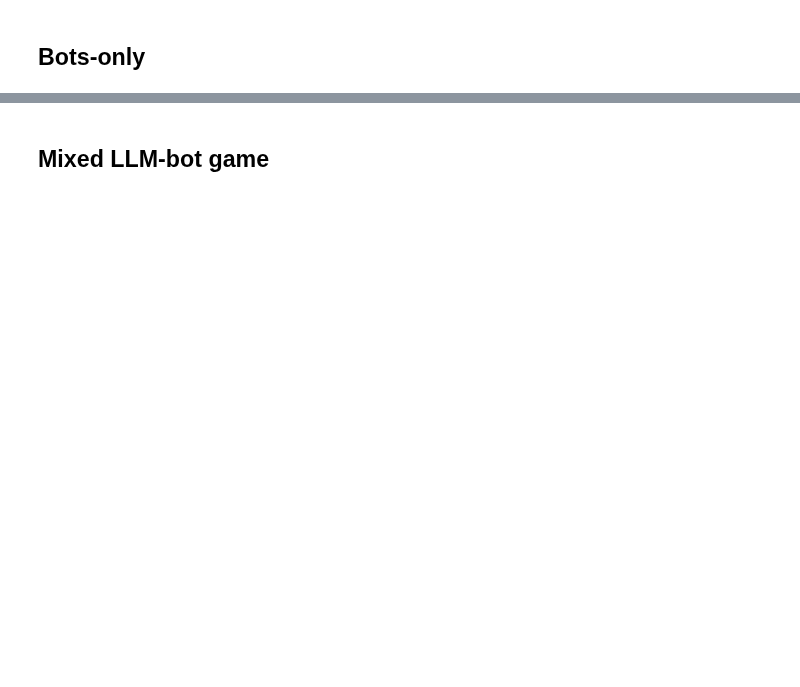
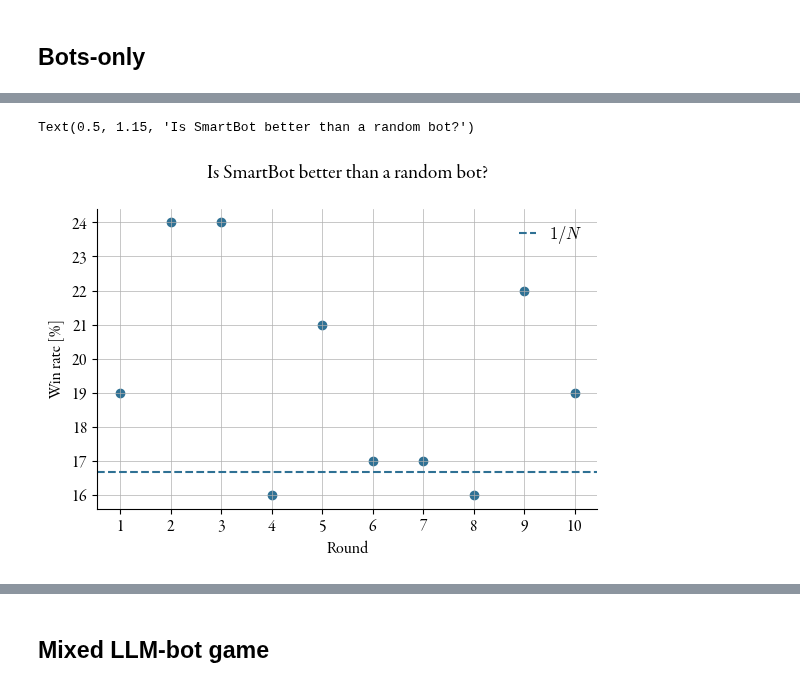
Before and after one commit to humanet-science/Cheat, a Jupyter notebook: experiments.ipynb, the cells around one changed output, grey strips where cells are left out. Cells and saved outputs as stored; diff of their text form; code cells hidden in the pictures; blank space fills up the shorter version.

```diff
--- a/experiments.ipynb
+++ b/experiments.ipynb
@@ -79,0 +87,47 @@ for i in tqdm.trange(n_rounds):
+# %%
+winners = []
+lie_rate = []
+call_rate = []
+# %%
+# Play 100 games with 10 rounds each
+n_games = 100
+n_rounds = 10
+for _ in tqdm.trange(n_games):
+    game = setup_game(num_players=6)
+    game_winners = []
+    game_p_lie = []
+    game_p_call = []
+    for i in range(n_rounds):
+        await game.play_round(sleep_pause=0)
+        game_winners.append(game.winner)
+
+        # Estimated call rate
+        game_p_call.append(game.players[0].other_player_repr[0].get('p_call_est', np.nan))
+
+        # Estimate lie rate
+        _l, _p = 0, 0
+        for action in game.history[::-1]:
+            if action.type == 'new_round':
+                break
+            if action.type == 'play' and action.player_id == 0:
+                _p += 1
+            if action.type == 'play' and action.player_id == 0 and not all([c.rank == action.data['declared_rank'] for c in action.data['cards_played']]):
+                _l += 1
+        game_p_lie.append(_l/_p)
+        #game_p_lie.append(game.players[0].other_player_repr[0]['p_lie_est'])
+        game.new_round()
+    winners.append(game_winners)
+    lie_rate.append(game_p_lie)
+    call_rate.append(game_p_call)
+# %%
+fig, ax = plt.subplots(figsize=(5, 3))
+ax.scatter(np.arange(np.stack(winners).shape[1])+1, 100*(np.stack(winners)==0).sum(axis=0) / np.stack(winners).shape[0])
+ax.set(ylabel='Win rate [%]', xlabel='Round')
+ax.axhline(100*1/6, ls='dashed', label=r'$1/N$')
+ax.legend()
+from matplotlib.ticker import MaxNLocator
+ax.xaxis.set_major_locator(MaxNLocator(integer=True))
+fig.suptitle("Is SmartBot better than a random bot?", y=1.15)
+# %% [output]
+Text(0.5, 1.15, 'Is SmartBot better than a random bot?')
+[figure, added]
```
Also changed, not shown: parts of 13 cells of this notebook, 8 other files.
